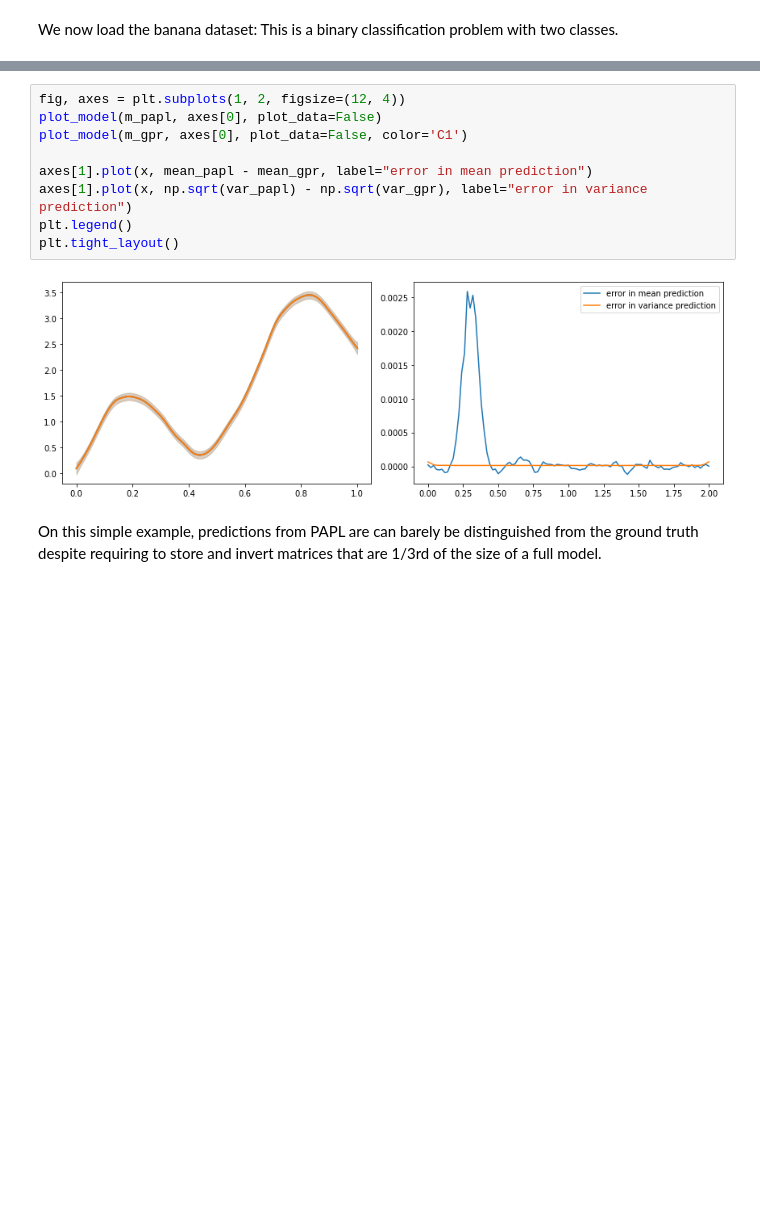
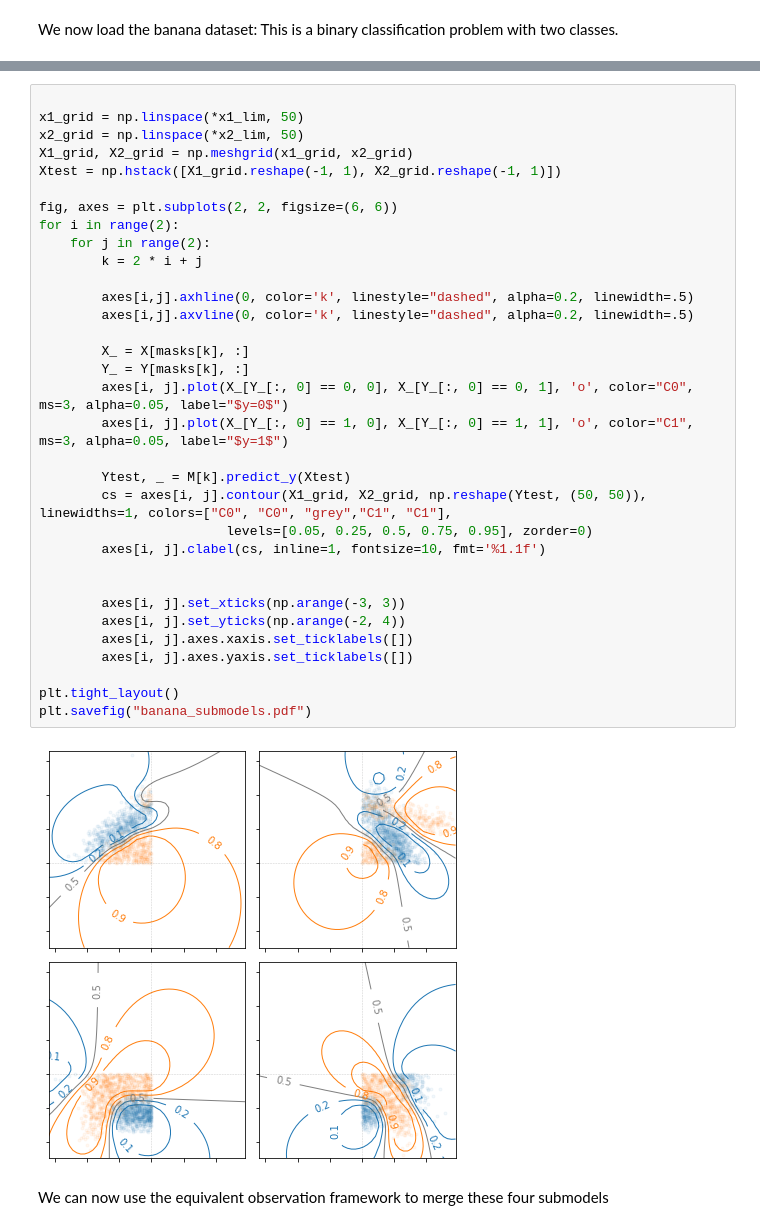
Before and after one commit to NicolasDurrande/guepard, a Jupyter notebook: notebooks/papl-svgp.ipynb, the cells around one changed output, grey strips where cells are left out. Drawn from its saved outputs; the diff is of its cells as text; blank space fills up the shorter version.

```diff
--- a/notebooks/papl-svgp.ipynb
+++ b/notebooks/papl-svgp.ipynb
@@ -178,13 +76,37 @@ mean_gpr, var_gpr = m_gpr.predict_f(X)
-# %%
-fig, axes = plt.subplots(1, 2, figsize=(12, 4))
-plot_model(m_papl, axes[0], plot_data=False)
-plot_model(m_gpr, axes[0], plot_data=False, color='C1')
-
-axes[1].plot(x, mean_papl - mean_gpr, label="error in mean prediction")
-axes[1].plot(x, np.sqrt(var_papl) - np.sqrt(var_gpr), label="error in variance prediction")
-plt.legend()
-plt.tight_layout()
-# %% [output]
-[figure, removed]
-# %% [markdown]
-On this simple example, predictions from PAPL are can barely be distinguished from the ground truth despite requiring to store and invert matrices that are 1/3rd of the size of a full model.
+# %%
+
+x1_grid = np.linspace(*x1_lim, 50)
+x2_grid = np.linspace(*x2_lim, 50)
+X1_grid, X2_grid = np.meshgrid(x1_grid, x2_grid)
+Xtest = np.hstack([X1_grid.reshape(-1, 1), X2_grid.reshape(-1, 1)])
+
+fig, axes = plt.subplots(2, 2, figsize=(6, 6))
+for i in range(2):
+    for j in range(2):
+        k = 2 * i + j
+
+        axes[i,j].axhline(0, color='k', linestyle="dashed", alpha=0.2, linewidth=.5)
+        axes[i,j].axvline(0, color='k', linestyle="dashed", alpha=0.2, linewidth=.5)
+
+        X_ = X[masks[k], :]
+        Y_ = Y[masks[k], :]
+        axes[i, j].plot(X_[Y_[:, 0] == 0, 0], X_[Y_[:, 0] == 0, 1], 'o', color="C0", ms=3, alpha=0.05, label="$y=0$")
+        axes[i, j].plot(X_[Y_[:, 0] == 1, 0], X_[Y_[:, 0] == 1, 1], 'o', color="C1", ms=3, alpha=0.05, label="$y=1$")
+
+        Ytest, _ = M[k].predict_y(Xtest)
+        cs = axes[i, j].contour(X1_grid, X2_grid, np.reshape(Ytest, (50, 50)), linewidths=1, colors=["C0", "C0", "grey","C1", "C1"],
+                        levels=[0.05, 0.25, 0.5, 0.75, 0.95], zorder=0)
+        axes[i, j].clabel(cs, inline=1, fontsize=10, fmt='%1.1f')
+
+
+        axes[i, j].set_xticks(np.arange(-3, 3))
+        axes[i, j].set_yticks(np.arange(-2, 4))
+        axes[i, j].axes.xaxis.set_ticklabels([])
+        axes[i, j].axes.yaxis.set_ticklabels([])
+
+plt.tight_layout()
+plt.savefig("banana_submodels.pdf")
+# %% [output]
+[figure, added]
+# %% [markdown]
+We can now use the equivalent observation framework to merge these four submodels
```
Also changed, not shown: parts of 22 cells of this notebook, 2 other files.
